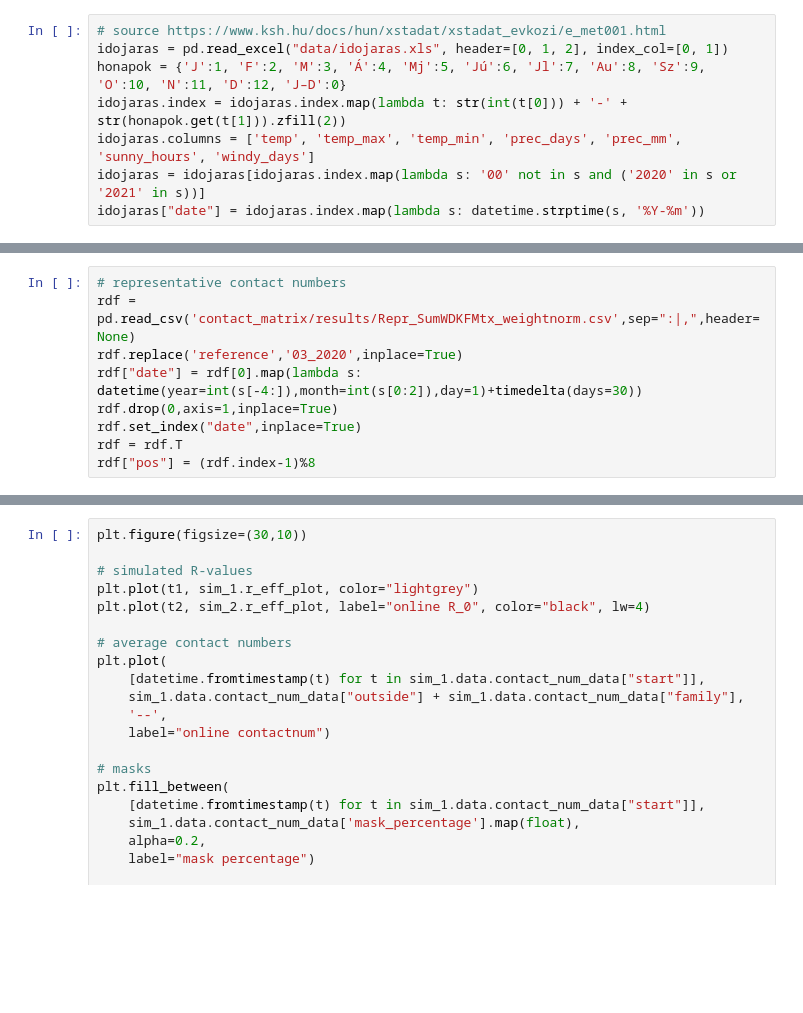
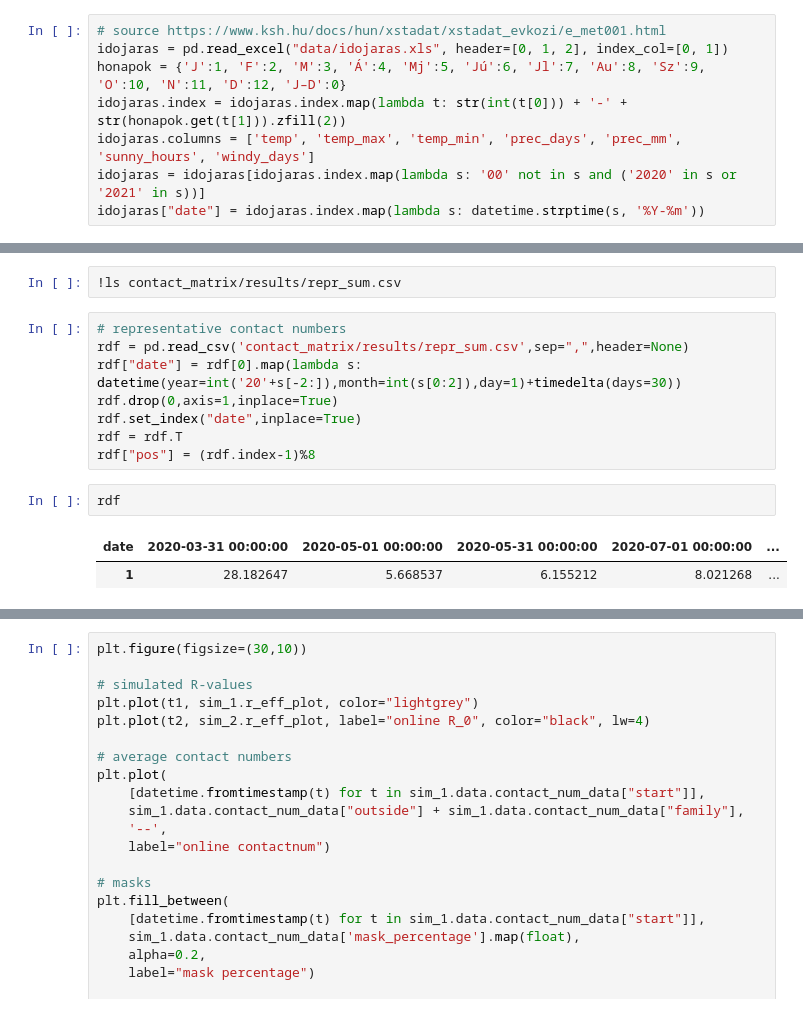
Before and after one commit to zsvizi/r-eff-social-contact-surveys-covid-19-hungary, a Jupyter notebook: figures.ipynb, the cells around one changed output, grey strips where cells are left out. Drawn from its saved outputs; the diff is of its cells as text; blank space fills up the shorter version.

```diff
--- a/figures.ipynb
+++ b/figures.ipynb
@@ -300,12 +305,18 @@ idojaras["date"] = idojaras.index.map(lambda s: datetime.strptime(s, '%Y-%m'))
+# %%
+!ls contact_matrix/results/repr_sum.csv
 # %%
 # representative contact numbers
-rdf = pd.read_csv('contact_matrix/results/Repr_SumWDKFMtx_weightnorm.csv',sep=":|,",header=None)
-rdf.replace('reference','03_2020',inplace=True)
-rdf["date"] = rdf[0].map(lambda s: datetime(year=int(s[-4:]),month=int(s[0:2]),day=1)+timedelta(days=30))
+rdf = pd.read_csv('contact_matrix/results/repr_sum.csv',sep=",",header=None)
+rdf["date"] = rdf[0].map(lambda s: datetime(year=int('20'+s[-2:]),month=int(s[0:2]),day=1)+timedelta(days=30))
 rdf.drop(0,axis=1,inplace=True)
 rdf.set_index("date",inplace=True)
 rdf = rdf.T
 rdf["pos"] = (rdf.index-1)%8
+# %%
+rdf
+# %% [output]
+| date | 2020-03-31 00:00:00 | 2020-05-01 00:00:00 | 2020-05-31 00:00:00 | 2020-07-01 00:00:00 | ... |
+| 1 | 28.182647 | 5.668537 | 6.155212 | 8.021268 | ... |
 # %%
 plt.figure(figsize=(30,10))
 
```
Also changed, not shown: parts of 13 cells of this notebook, 1 other file.
